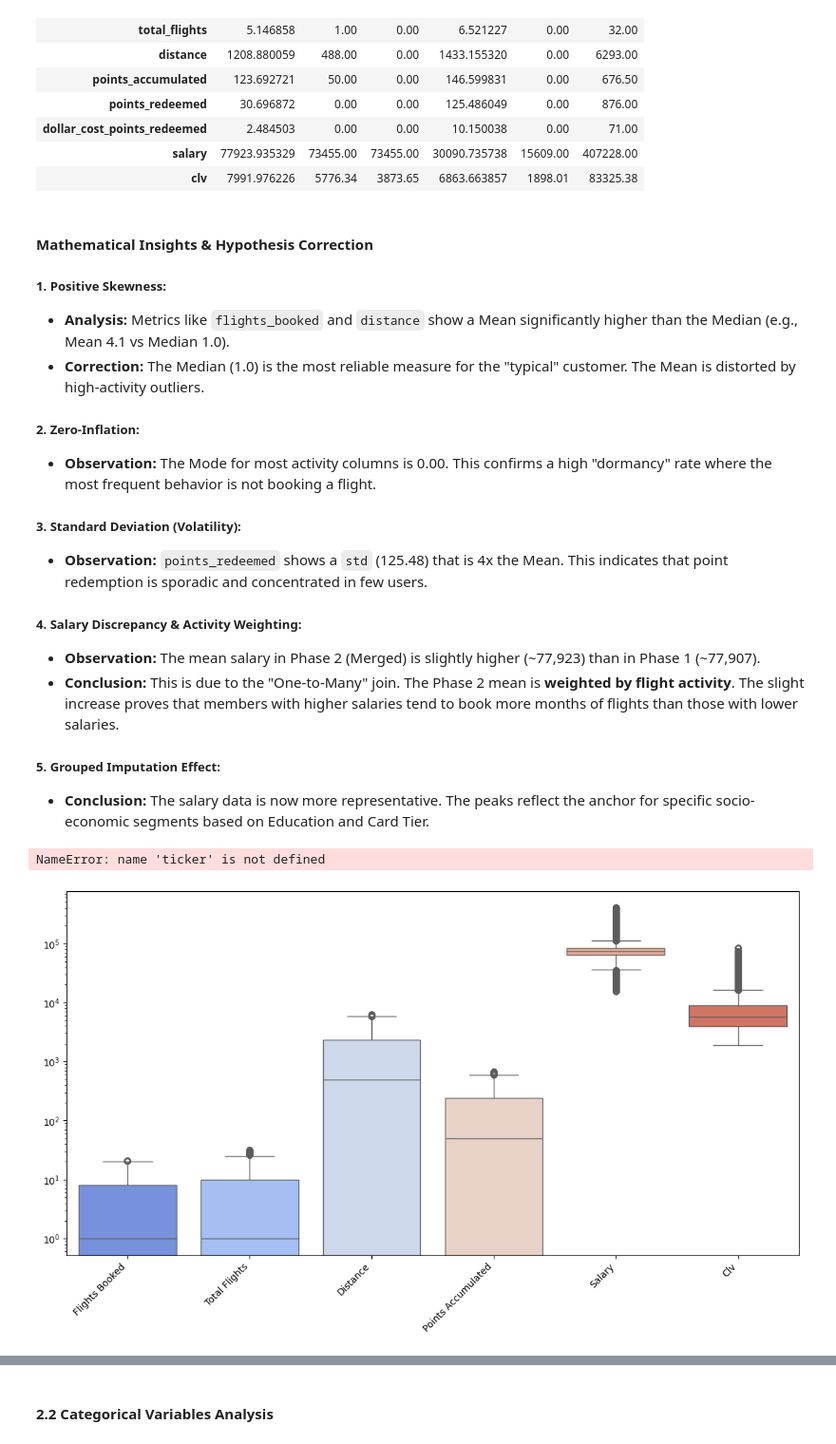
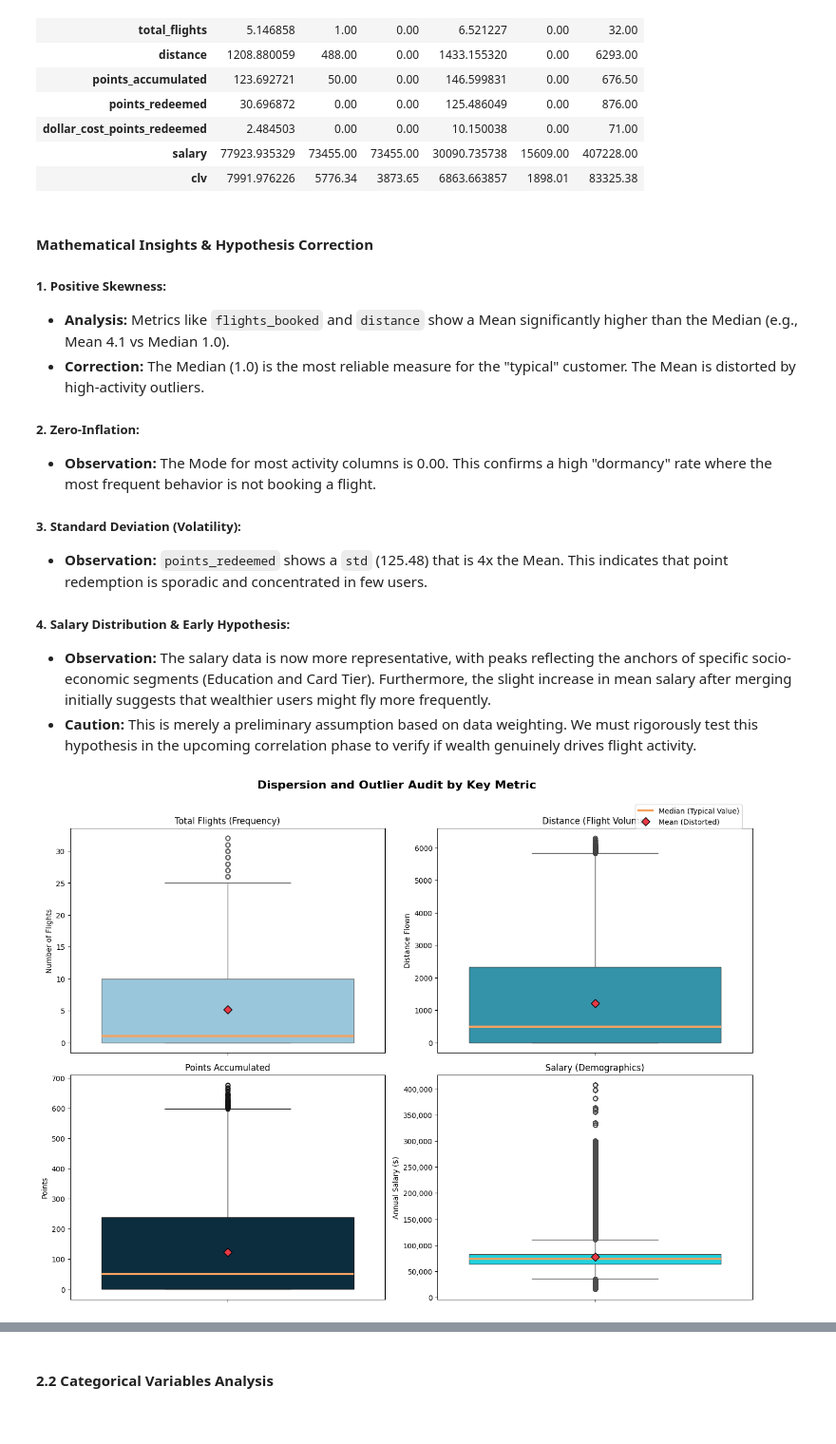
Before and after one commit to Adalab/bda-modulo-3-evaluacion-final-nataliapozoaraque-hash, a Jupyter notebook: flight_loyalty.analysis.ipynb, the cells around one changed output, grey strips where cells are left out. Shown at 95% size. Saved outputs shown, nothing was run; the diff lists cells and outputs as text; code cells hidden in the pictures.

Commit message:
feat: complete Phase 2 statistical analysis, Spearman correlation, and outlier audit

```diff
--- a/flight_loyalty.analysis.ipynb
+++ b/flight_loyalty.analysis.ipynb
@@ -447,37 +447,55 @@ display(stats_summary[['mean', '50%', 'mode', 'std', 'min', 'max']].rename(colum
  - **Observation:** The Mode for most activity columns is 0.00. This confirms a high "dormancy" rate where the most frequent behavior is not booking a flight.
 ##### **3. Standard Deviation (Volatility):**
  - **Observation:** `points_redeemed` shows a `std` (125.48) that is 4x the Mean. This indicates that point redemption is sporadic and concentrated in few users.
-##### **4. Salary Discrepancy & Activity Weighting:**
- - **Observation:** The mean salary in Phase 2 (Merged) is slightly higher (~77,923) than in Phase 1 (~77,907).
- - **Conclusion:** This is due to the "One-to-Many" join. The Phase 2 mean is **weighted by flight activity**. The slight increase proves that members with higher salaries tend to book more months of flights than those with lower salaries.
-##### **5. Grouped Imputation Effect:**
- - **Conclusion:** The salary data is now more representative. The peaks reflect the anchor for specific socio-economic segments based on Education and Card Tier.
+##### **4. Salary Distribution & Early Hypothesis:**
+ - **Observation:** The salary data is now more representative, with peaks reflecting the anchors of specific socio-economic segments (Education and Card Tier). Furthermore, the slight increase in mean salary after merging initially suggests that wealthier users might fly more frequently.
+ - **Caution:** This is merely a preliminary assumption based on data weighting. We must rigorously test this hypothesis in the upcoming correlation phase to verify if wealth genuinely drives flight activity.
 # %%
-# Visual Outlier Audit
+# Visual Outlier Audit with Independent scales
 
-# Defining relatable business columns for visualization
-viz_cols = ['flights_booked', 'total_flights', 'distance', 'points_accumulated', 'salary', 'clv']
-viz_data = df_merged[viz_cols]
+from matplotlib import ticker
+from matplotlib.lines import Line2D
 
-# Creating readable labels (Title Case with spaces)
-clean_labels = [col.replace('_', ' ').title() for col in viz_cols]
+fig, axes = plt.subplots(2, 2, figsize=(14, 10)) # Setting up a 2x2 grid to provide independent Y-axes for variables with different scales
+fig.suptitle("Dispersion and Outlier Audit by Key Metric", fontsize=16, fontweight='bold', y=1.02)
 
-plt.figure(figsize=(14, 7))
-ax = sns.boxplot(data=viz_data, palette="coolwarm", showfliers=True)
+# Style dictionaries for Mean and Median markers
+mean_style = {"marker":"D", "markerfacecolor":"#E63946", "markeredgecolor":"black", "markersize":8}
+median_style = {"color":"#F4A261", "linewidth":3}
 
-# Formatting X-axis labels
-ax.set_xticklabels(clean_labels, rotation=45, ha='right')
+# Plot 1: Total Flights (Low Scale 0-50)
+sns.boxplot(ax=axes[0, 0], data=df_merged, y='total_flights', color="#8ECAE6",
+            showmeans=True, meanprops=mean_style, medianprops=median_style)
+axes[0, 0].set_title("Total Flights (Frequency)")
+axes[0, 0].set_ylabel("Number of Flights")
 
-# Formatting Y-axis to handle log scale without scientific notation
-plt.yscale('log')
-ax.yaxis.set_major_formatter(ticker.ScalarFormatter())
-ax.yaxis.get_major_formatter().set_scientific(False)
-ax.yaxis.get_major_formatter().set_useOffset(False)
+# Plot 2: Distance (Mid Scale 0-10,000)
+sns.boxplot(ax=axes[0, 1], data=df_merged, y='distance', color="#219EBC",
+            showmeans=True, meanprops=mean_style, medianprops=median_style)
+axes[0, 1].set_title("Distance (Flight Volume)")
+axes[0, 1].set_ylabel("Distance Flown")
 
-plt.title("Dispersion and Outlier Identification in Key Metrics", fontsize=14, pad=20)
-plt.grid(axis='y', linestyle='--', alpha=0.3)
+# Plot 3: Points Accumulated (Program Value)
+sns.boxplot(ax=axes[1, 0], data=df_merged, y='points_accumulated', color="#023047",
+            showmeans=True, meanprops=mean_style, medianprops=median_style)
+axes[1, 0].set_title("Points Accumulated")
+axes[1, 0].set_ylabel("Points")
+
+# Plot 4: Salary (High Scale Demographics)
+sns.boxplot(ax=axes[1, 1], data=df_merged, y='salary', color="#00EEFF",
+            showmeans=True, meanprops=mean_style, medianprops=median_style)
+axes[1, 1].set_title("Salary (Demographics)")
+axes[1, 1].set_ylabel("Annual Salary ($)")
+axes[1, 1].yaxis.set_major_formatter(ticker.StrMethodFormatter('{x:,.0f}')) # Add commas to salary
+
+# Adding a global custom legend
+custom_lines = [
+    Line2D([0], [0], color='#F4A261', lw=3),
+    Line2D([0], [0], marker='D', color='w', markerfacecolor='#E63946', markeredgecolor='black', markersize=8)
+]
+fig.legend(custom_lines, ['Median (Typical Value)', 'Mean (Distorted)'], loc='upper right', bbox_to_anchor=(0.98, 0.98))
+
 plt.tight_layout()
 plt.show()
 # %% [output]
-NameError: name 'ticker' is not defined
-[figure, old version]
+[figure, new version]
```
Also changed, not shown: parts of 5 cells of this notebook.
